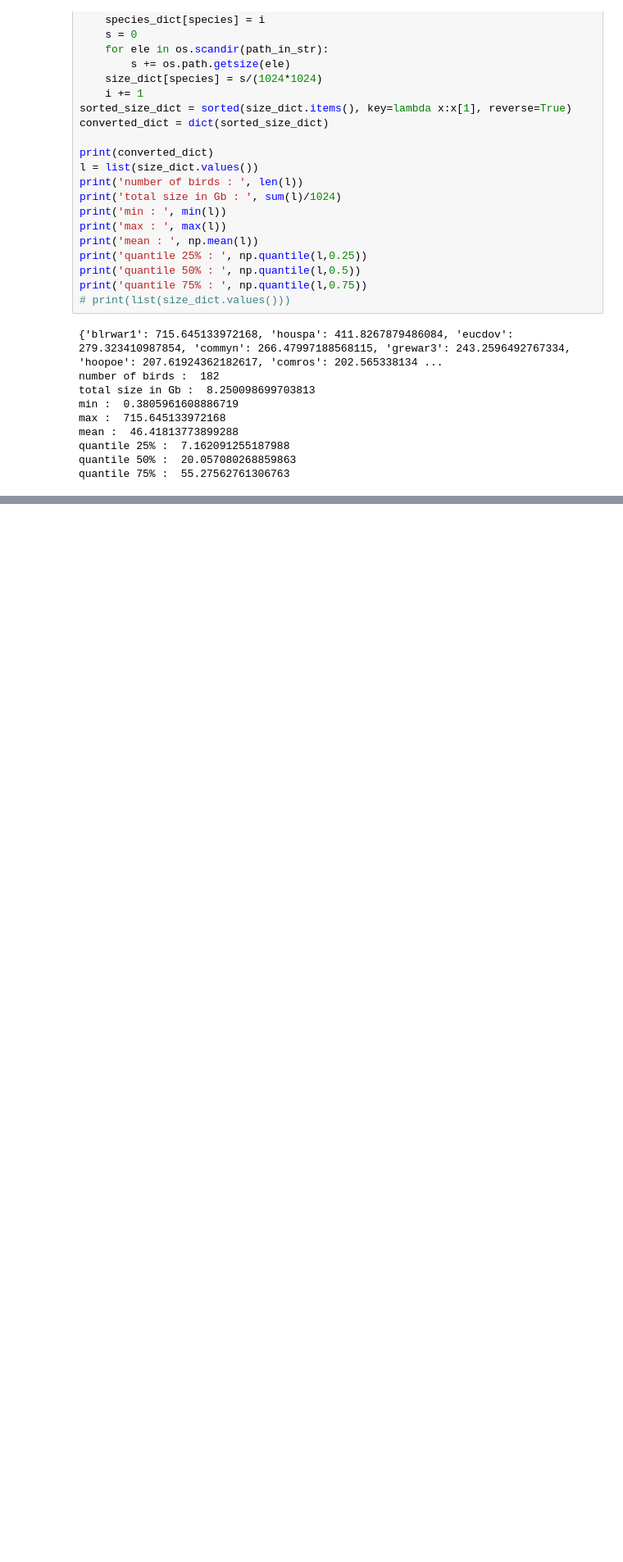
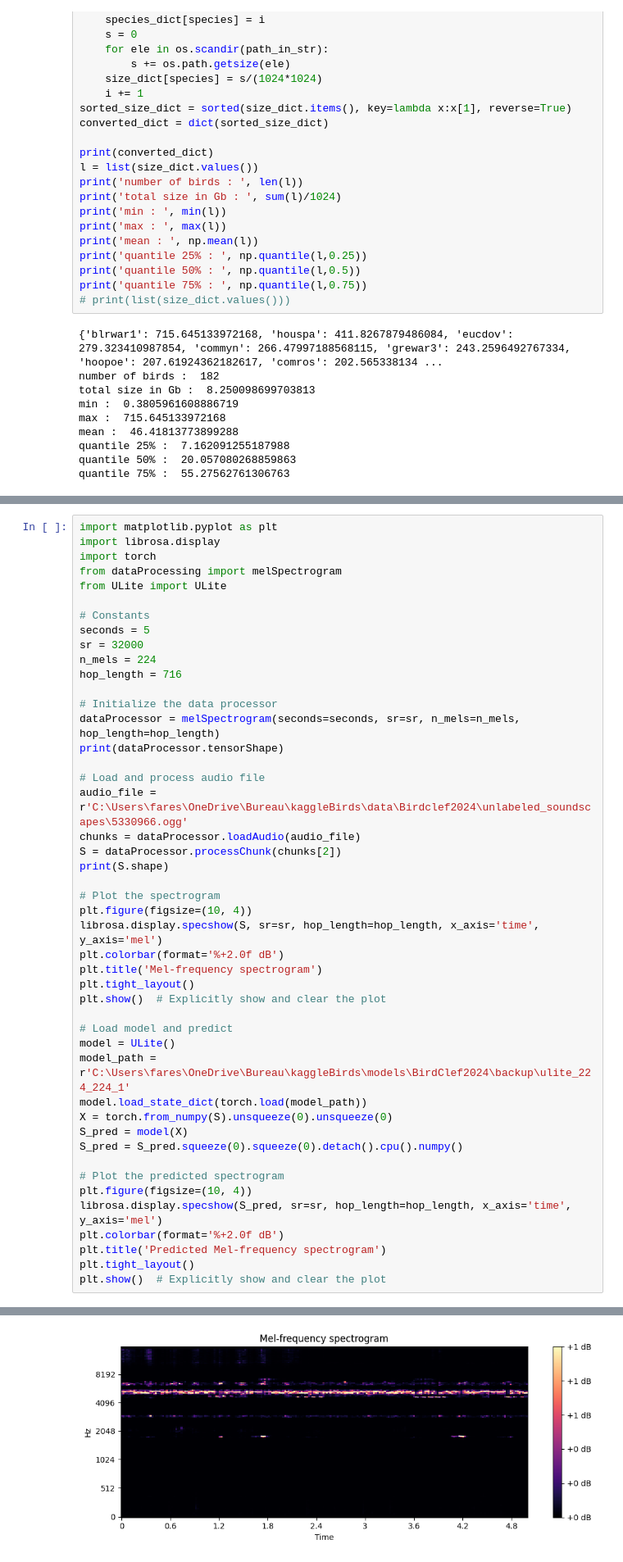
Before and after one commit to faresernez/KaggleBirds, a Jupyter notebook: code/dataExplo.ipynb, the cells around one changed output, grey strips where cells are left out. Shown at 82% size. Cells and saved outputs as stored; diff of their text form; blank space fills up the shorter version.

```diff
--- a/code/dataExplo.ipynb
+++ b/code/dataExplo.ipynb
@@ -219,0 +175,47 @@ plt.colorbar()
+# %%
+import matplotlib.pyplot as plt
+import librosa.display
+import torch
+from dataProcessing import melSpectrogram
+from ULite import ULite
+
+# Constants
+seconds = 5
+sr = 32000
+n_mels = 224
+hop_length = 716
+
+# Initialize the data processor
+dataProcessor = melSpectrogram(seconds=seconds, sr=sr, n_mels=n_mels, hop_length=hop_length)
+print(dataProcessor.tensorShape)
+
+# Load and process audio file
+audio_file = r'C:\Users\fares\OneDrive\Bureau\kaggleBirds\data\Birdclef2024\unlabeled_soundscapes\5330966.ogg'
+chunks = dataProcessor.loadAudio(audio_file)
+S = dataProcessor.processChunk(chunks[2])
+print(S.shape)
+
+# Plot the spectrogram
+plt.figure(figsize=(10, 4))
+librosa.display.specshow(S, sr=sr, hop_length=hop_length, x_axis='time', y_axis='mel')
+plt.colorbar(format='%+2.0f dB')
+plt.title('Mel-frequency spectrogram')
+plt.tight_layout()
+plt.show()  # Explicitly show and clear the plot
+
+# Load model and predict
+model = ULite()
+model_path = r'C:\Users\fares\OneDrive\Bureau\kaggleBirds\models\BirdClef2024\backup\ulite_224_224_1'
+model.load_state_dict(torch.load(model_path))
+X = torch.from_numpy(S).unsqueeze(0).unsqueeze(0)
+S_pred = model(X)
+S_pred = S_pred.squeeze(0).squeeze(0).detach().cpu().numpy()
+
+# Plot the predicted spectrogram
+plt.figure(figsize=(10, 4))
+librosa.display.specshow(S_pred, sr=sr, hop_length=hop_length, x_axis='time', y_axis='mel')
+plt.colorbar(format='%+2.0f dB')
+plt.title('Predicted Mel-frequency spectrogram')
+plt.tight_layout()
+plt.show()  # Explicitly show and clear the plot
+# %% [output]
@@ -219,0 +224 @@ plt.colorbar()
+[figure, added]
```
Also changed, not shown: parts of 4 cells of this notebook, 11 other files.
